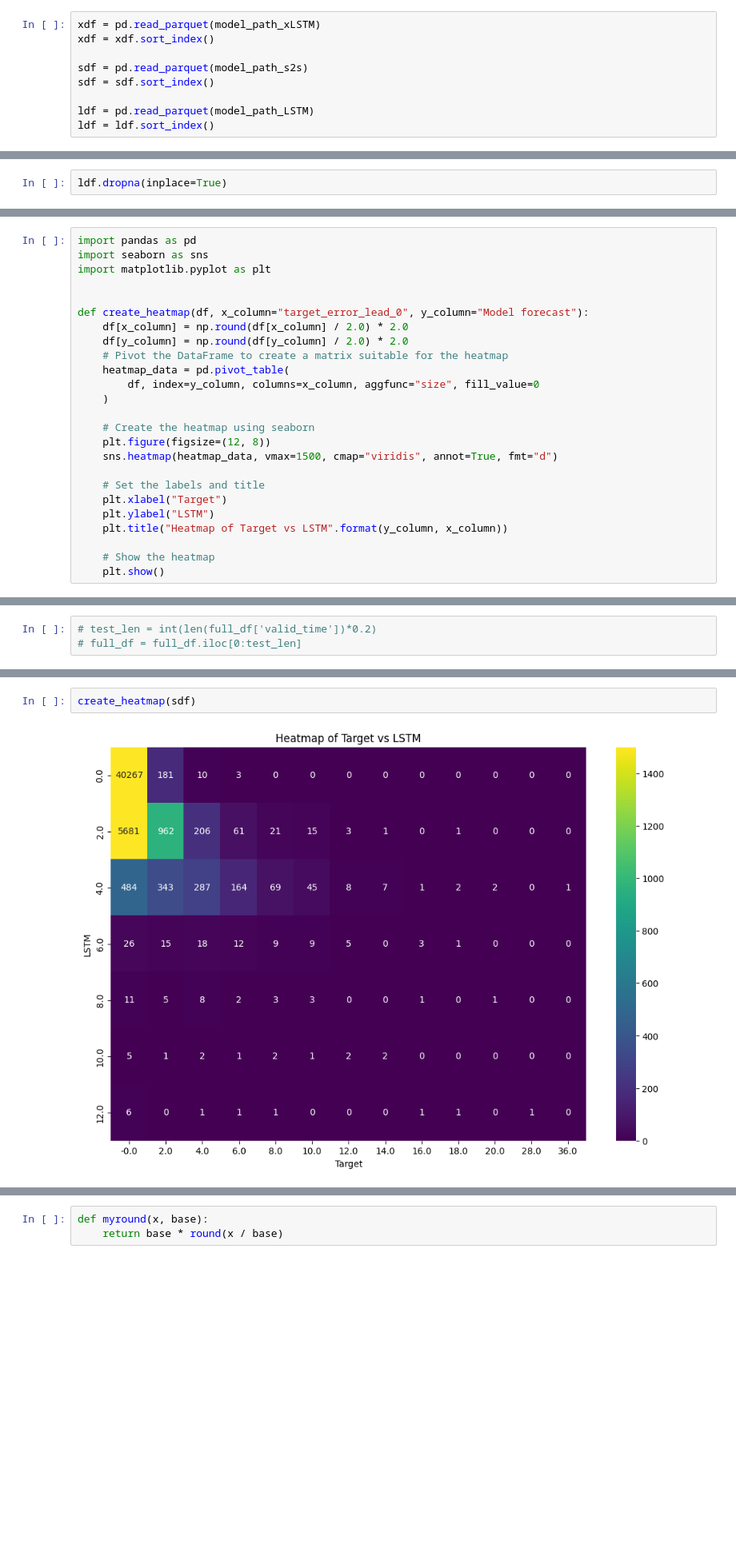
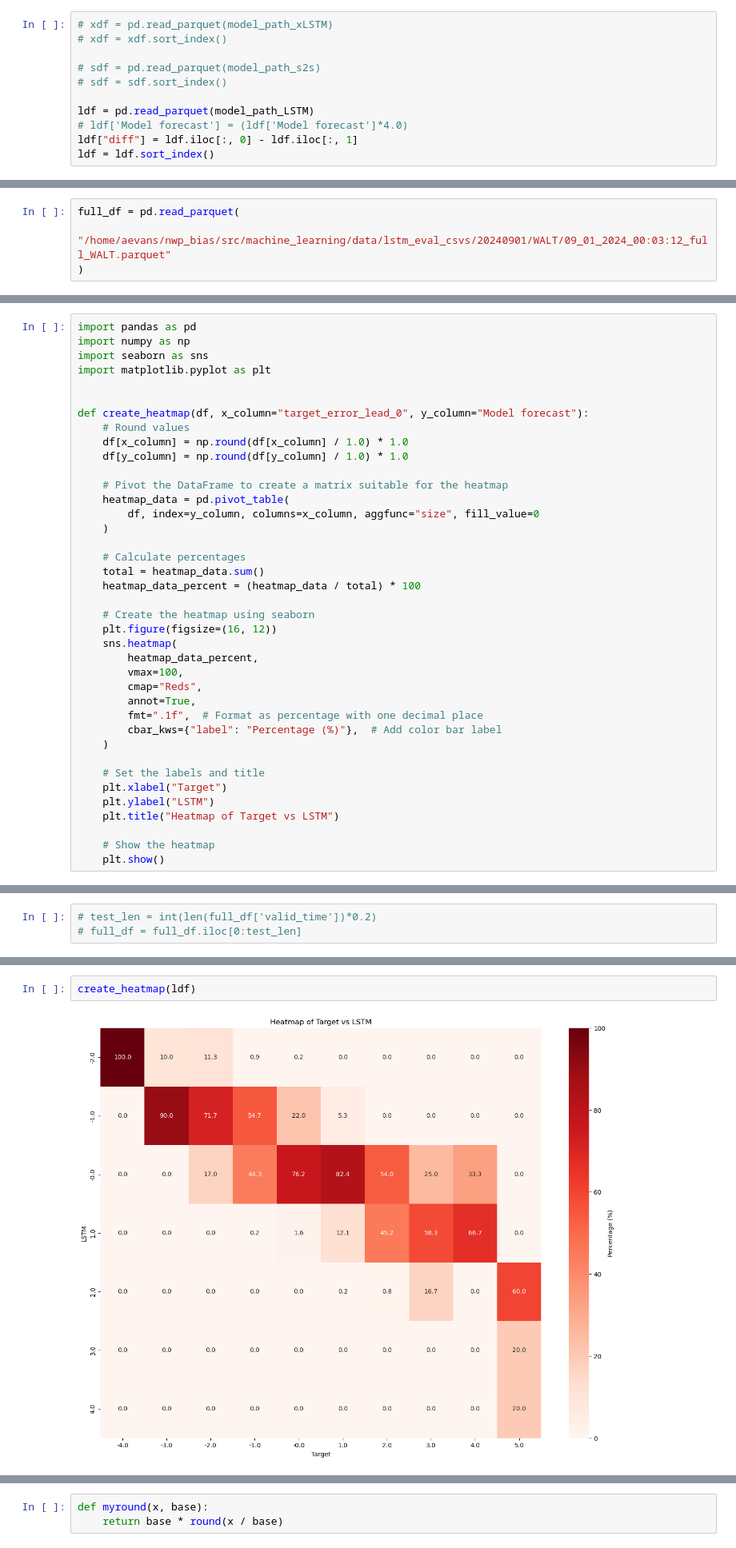
Before and after one commit to shmaronshmevans/nwp_bias, a Jupyter notebook: src/machine_learning/notebooks/ visualize_error_metrics.ipynb, the cells around one changed output, grey strips where cells are left out. Shown at 80% size. Saved outputs shown, nothing was run; the diff lists cells and outputs as text; blank space fills up the shorter version.

```diff
--- a/src/machine_learning/notebooks/ visualize_error_metrics.ipynb
+++ b/src/machine_learning/notebooks/ visualize_error_metrics.ipynb
@@ -22,9 +14,11 @@ model_path_LSTM = "/home/aevans/nwp_bias/src/machine_learning/data/lstm_eval_csv
 # %%
-xdf = pd.read_parquet(model_path_xLSTM)
-xdf = xdf.sort_index()
+# xdf = pd.read_parquet(model_path_xLSTM)
+# xdf = xdf.sort_index()
 
-sdf = pd.read_parquet(model_path_s2s)
-sdf = sdf.sort_index()
+# sdf = pd.read_parquet(model_path_s2s)
+# sdf = sdf.sort_index()
 
 ldf = pd.read_parquet(model_path_LSTM)
+# ldf['Model forecast'] = (ldf['Model forecast']*4.0)
+ldf["diff"] = ldf.iloc[:, 0] - ldf.iloc[:, 1]
 ldf = ldf.sort_index()
@@ -57,0 +25,4 @@ sdf
+# %%
+full_df = pd.read_parquet(
+    "/home/aevans/nwp_bias/src/machine_learning/data/lstm_eval_csvs/20240901/WALT/09_01_2024_00:03:12_full_WALT.parquet"
+)
@@ -128,3 +94 @@ ldf["valid_time"] = pd.to_datetime(ldf["valid_time"])
-# %%
-ldf.dropna(inplace=True)
 # %%
@@ -165,25 +145,39 @@ sdf.head()
 # %%
 import pandas as pd
+import numpy as np
 import seaborn as sns
 import matplotlib.pyplot as plt
 
 
 def create_heatmap(df, x_column="target_error_lead_0", y_column="Model forecast"):
-    df[x_column] = np.round(df[x_column] / 2.0) * 2.0
-    df[y_column] = np.round(df[y_column] / 2.0) * 2.0
+    # Round values
+    df[x_column] = np.round(df[x_column] / 1.0) * 1.0
+    df[y_column] = np.round(df[y_column] / 1.0) * 1.0
+
     # Pivot the DataFrame to create a matrix suitable for the heatmap
     heatmap_data = pd.pivot_table(
         df, index=y_column, columns=x_column, aggfunc="size", fill_value=0
     )
 
+    # Calculate percentages
+    total = heatmap_data.sum()
+    heatmap_data_percent = (heatmap_data / total) * 100
+
     # Create the heatmap using seaborn
-    plt.figure(figsize=(12, 8))
-    sns.heatmap(heatmap_data, vmax=1500, cmap="viridis", annot=True, fmt="d")
+    plt.figure(figsize=(16, 12))
+    sns.heatmap(
+        heatmap_data_percent,
+        vmax=100,
+        cmap="Reds",
+        annot=True,
+        fmt=".1f",  # Format as percentage with one decimal place
+        cbar_kws={"label": "Percentage (%)"},  # Add color bar label
+    )
 
     # Set the labels and title
     plt.xlabel("Target")
     plt.ylabel("LSTM")
-    plt.title("Heatmap of Target vs LSTM".format(y_column, x_column))
+    plt.title("Heatmap of Target vs LSTM")
 
     # Show the heatmap
     plt.show()
@@ -318,7 +363,7 @@ full_df.head()
 # %%
-create_heatmap(sdf)
+create_heatmap(ldf)
 # %% [output]
-[figure, old version]
+[figure, new version]
 # %%
 err_by_month = groupby_month(full_df, "Abs_err")
 # %% [output]
```
Also changed, not shown: parts of 59 cells of this notebook, 35 other files.
